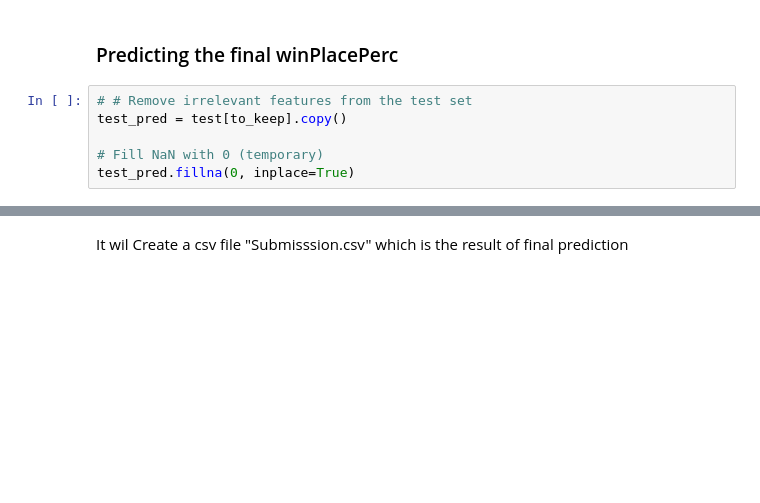
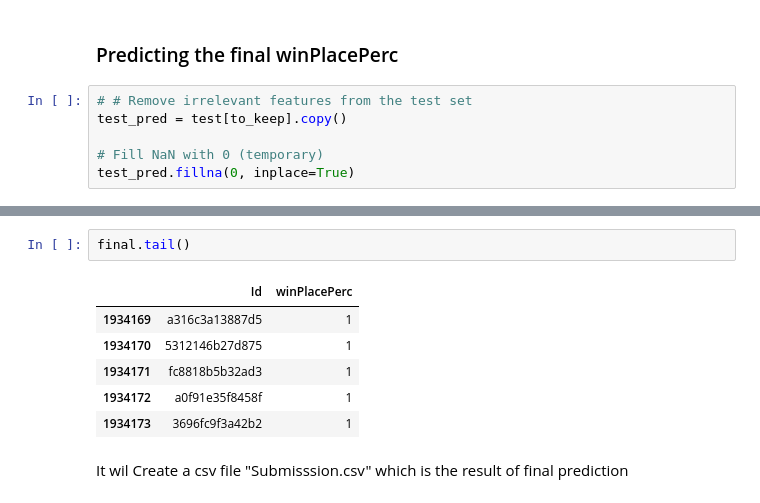
Before and after one commit to Rudresh99/PubG-DataScience, a Jupyter notebook: PUBG_EDA_Analysis.ipynb, the cells around one changed output, grey strips where cells are left out. Drawn from its saved outputs; the diff is of its cells as text; blank space fills up the shorter version.

```diff
--- a/PUBG_EDA_Analysis.ipynb
+++ b/PUBG_EDA_Analysis.ipynb
@@ -1603,2 +1613,11 @@ pred_df.to_csv("submission.csv", index=False)
+# %%
+final.tail()
+# %% [output]
+|  | Id | winPlacePerc |
+| 1934169 | a316c3a13887d5 | 1 |
+| 1934170 | 5312146b27d875 | 1 |
+| 1934171 | fc8818b5b32ad3 | 1 |
+| 1934172 | a0f91e35f8458f | 1 |
+| 1934173 | 3696fc9f3a42b2 | 1 |
 # %% [markdown]
 It wil Create a csv file "Submisssion.csv" which is the result of final prediction
```
Also changed, not shown: parts of 2 cells of this notebook.
